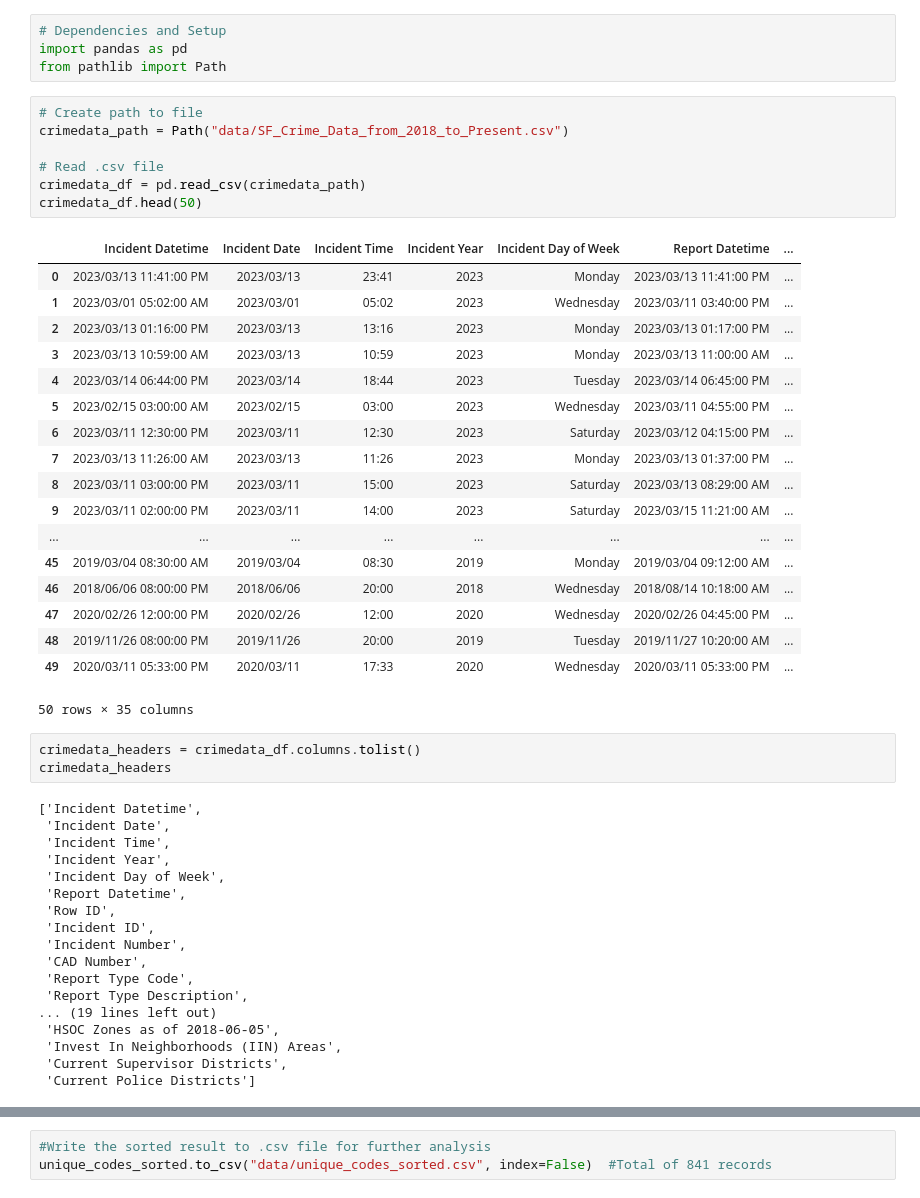
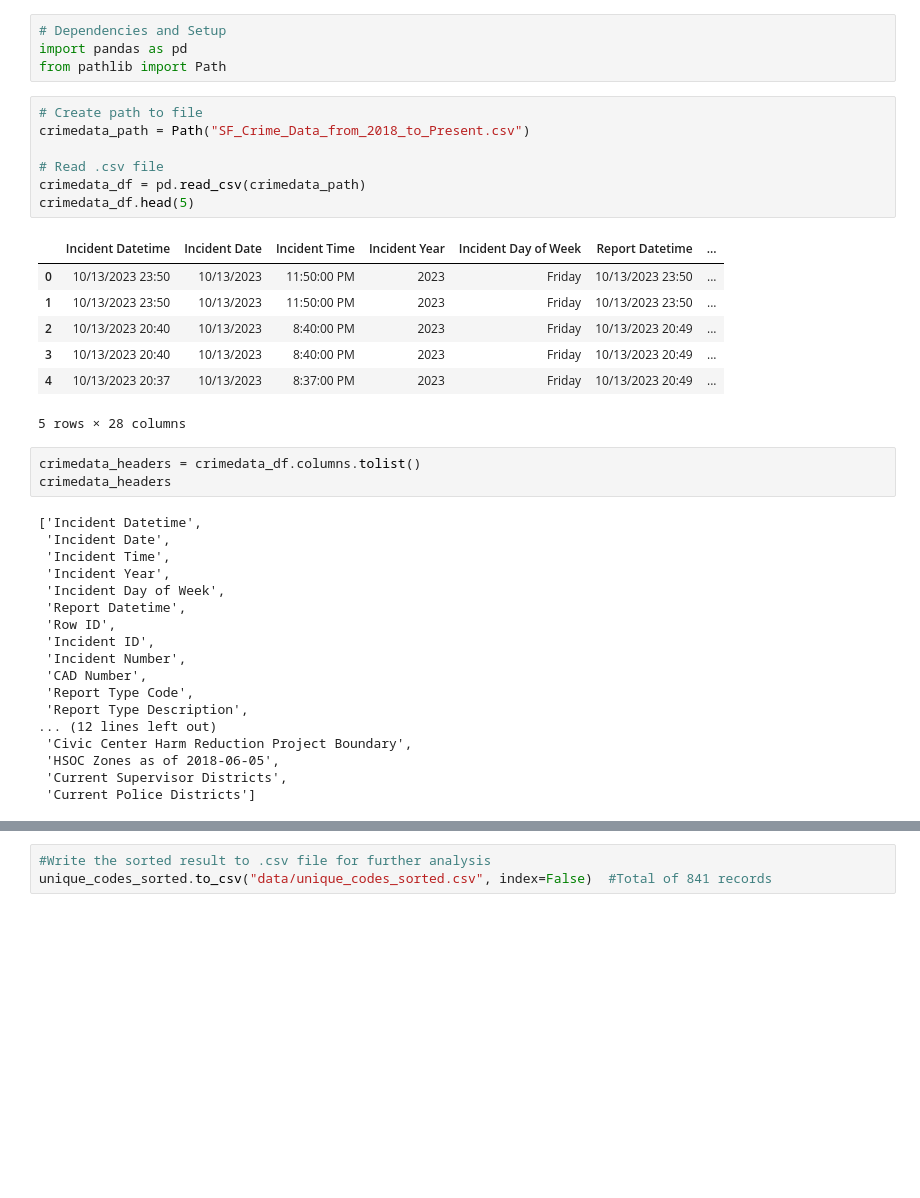
Before and after one commit to rabellan/SafetyNet, a Jupyter notebook: safetynet_sf_crimedata.ipynb, the cells around one changed output, grey strips where cells are left out. Cells and saved outputs as stored; diff of their text form; blank space fills up the shorter version.

```diff
--- a/safetynet_sf_crimedata.ipynb
+++ b/safetynet_sf_crimedata.ipynb
@@ -17,30 +17,19 @@ import pandas as pd
 from pathlib import Path
 # %%
 # Create path to file
-crimedata_path = Path("data/SF_Crime_Data_from_2018_to_Present.csv")
+crimedata_path = Path("SF_Crime_Data_from_2018_to_Present.csv")
 
 # Read .csv file
 crimedata_df = pd.read_csv(crimedata_path)
-crimedata_df.head(50)
+crimedata_df.head(5)
 # %% [output]
 |  | Incident Datetime | Incident Date | Incident Time | Incident Year | Incident Day of Week | Report Datetime | ... |
-| 0 | 2023/03/13 11:41:00 PM | 2023/03/13 | 23:41 | 2023 | Monday | 2023/03/13 11:41:00 PM | ... |
-| 1 | 2023/03/01 05:02:00 AM | 2023/03/01 | 05:02 | 2023 | Wednesday | 2023/03/11 03:40:00 PM | ... |
-| 2 | 2023/03/13 01:16:00 PM | 2023/03/13 | 13:16 | 2023 | Monday | 2023/03/13 01:17:00 PM | ... |
-| 3 | 2023/03/13 10:59:00 AM | 2023/03/13 | 10:59 | 2023 | Monday | 2023/03/13 11:00:00 AM | ... |
-| 4 | 2023/03/14 06:44:00 PM | 2023/03/14 | 18:44 | 2023 | Tuesday | 2023/03/14 06:45:00 PM | ... |
-| 5 | 2023/02/15 03:00:00 AM | 2023/02/15 | 03:00 | 2023 | Wednesday | 2023/03/11 04:55:00 PM | ... |
-| 6 | 2023/03/11 12:30:00 PM | 2023/03/11 | 12:30 | 2023 | Saturday | 2023/03/12 04:15:00 PM | ... |
-| 7 | 2023/03/13 11:26:00 AM | 2023/03/13 | 11:26 | 2023 | Monday | 2023/03/13 01:37:00 PM | ... |
-| 8 | 2023/03/11 03:00:00 PM | 2023/03/11 | 15:00 | 2023 | Saturday | 2023/03/13 08:29:00 AM | ... |
-| 9 | 2023/03/11 02:00:00 PM | 2023/03/11 | 14:00 | 2023 | Saturday | 2023/03/15 11:21:00 AM | ... |
-| ... | ... | ... | ... | ... | ... | ... | ... |
-| 45 | 2019/03/04 08:30:00 AM | 2019/03/04 | 08:30 | 2019 | Monday | 2019/03/04 09:12:00 AM | ... |
-| 46 | 2018/06/06 08:00:00 PM | 2018/06/06 | 20:00 | 2018 | Wednesday | 2018/08/14 10:18:00 AM | ... |
-| 47 | 2020/02/26 12:00:00 PM | 2020/02/26 | 12:00 | 2020 | Wednesday | 2020/02/26 04:45:00 PM | ... |
-| 48 | 2019/11/26 08:00:00 PM | 2019/11/26 | 20:00 | 2019 | Tuesday | 2019/11/27 10:20:00 AM | ... |
-| 49 | 2020/03/11 05:33:00 PM | 2020/03/11 | 17:33 | 2020 | Wednesday | 2020/03/11 05:33:00 PM | ... |
+| 0 | 10/13/2023 23:50 | 10/13/2023 | 11:50:00 PM | 2023 | Friday | 10/13/2023 23:50 | ... |
+| 1 | 10/13/2023 23:50 | 10/13/2023 | 11:50:00 PM | 2023 | Friday | 10/13/2023 23:50 | ... |
+| 2 | 10/13/2023 20:40 | 10/13/2023 | 8:40:00 PM | 2023 | Friday | 10/13/2023 20:49 | ... |
+| 3 | 10/13/2023 20:40 | 10/13/2023 | 8:40:00 PM | 2023 | Friday | 10/13/2023 20:49 | ... |
+| 4 | 10/13/2023 20:37 | 10/13/2023 | 8:37:00 PM | 2023 | Friday | 10/13/2023 20:49 | ... |
-50 rows × 35 columns
+5 rows × 28 columns
 # %%
 crimedata_headers = crimedata_df.columns.tolist()
 crimedata_headers
@@ -57,9 +46,9 @@ crimedata_headers
  'CAD Number',
  'Report Type Code',
  'Report Type Description',
-... (19 lines left out)
+... (12 lines left out)
+ 'Civic Center Harm Reduction Project Boundary',
  'HSOC Zones as of 2018-06-05',
- 'Invest In Neighborhoods (IIN) Areas',
  'Current Supervisor Districts',
  'Current Police Districts']
 # %%
```
Also changed, not shown: parts of 10 cells of this notebook.
